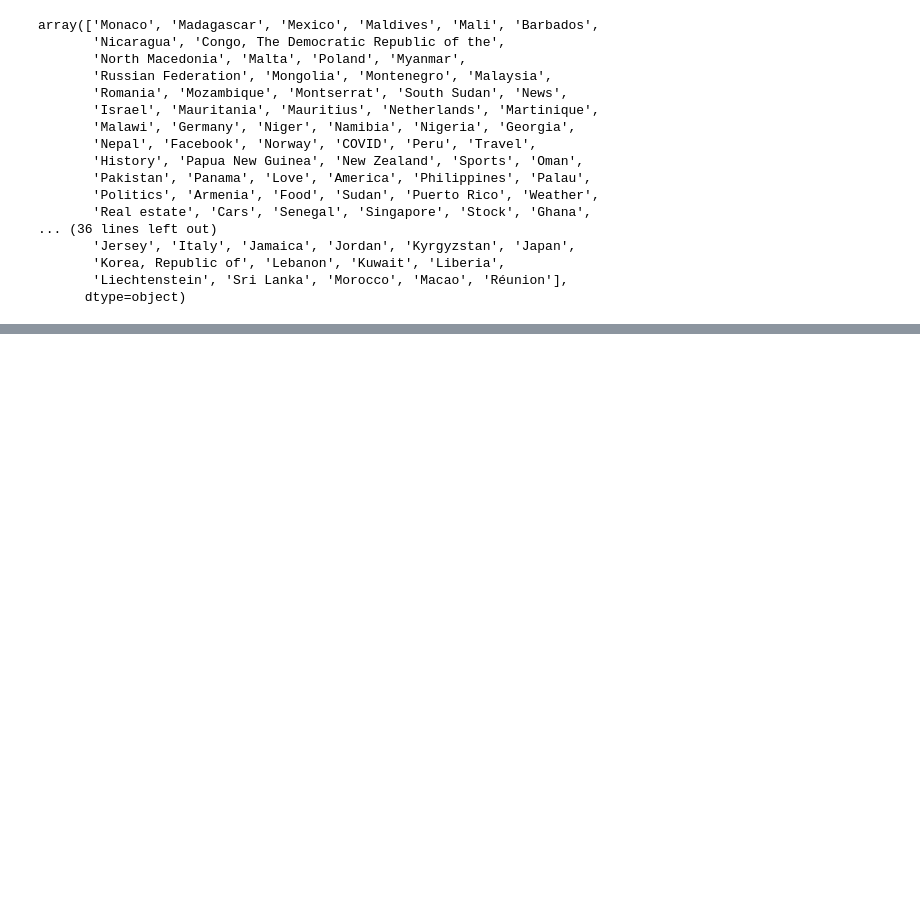
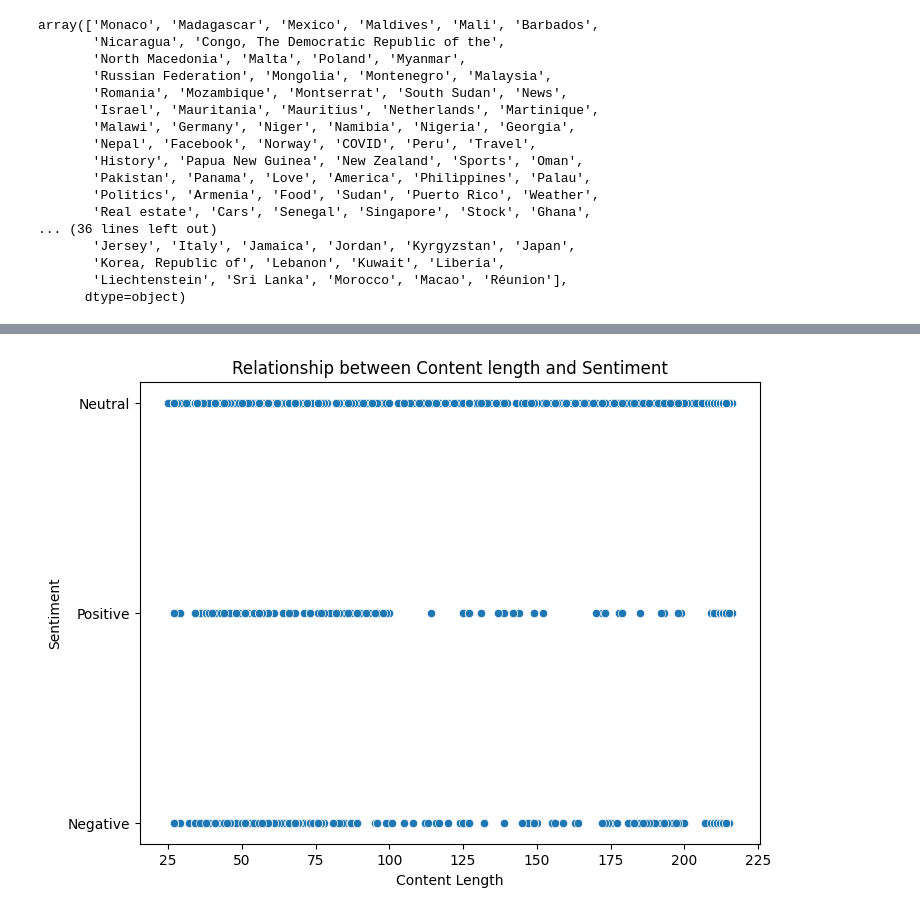
Before and after one commit to tegbiye/news_correlation_10ac_week0, a Jupyter notebook: src/week0.ipynb, the cells around one changed output, grey strips where cells are left out. Cells and saved outputs as stored; diff of their text form; code cells hidden in the pictures; blank space fills up the shorter version.

```diff
--- a/src/week0.ipynb
+++ b/src/week0.ipynb
@@ -91,0 +175,11 @@ df['category'].value_counts()
+# %%
+#Create scatter plot of content length and sentiment
+
+plt.figure(figsize=(8,6))
+sns.scatterplot(data=df, x='content_length', y='title_sentiment')
+plt.title('Relationship between Content length and Sentiment')
+plt.xlabel('Content Length')
+plt.ylabel('Sentiment')
+plt.show()
+# %% [output]
+[figure, added]
```
Also changed, not shown: parts of 12 cells of this notebook.
